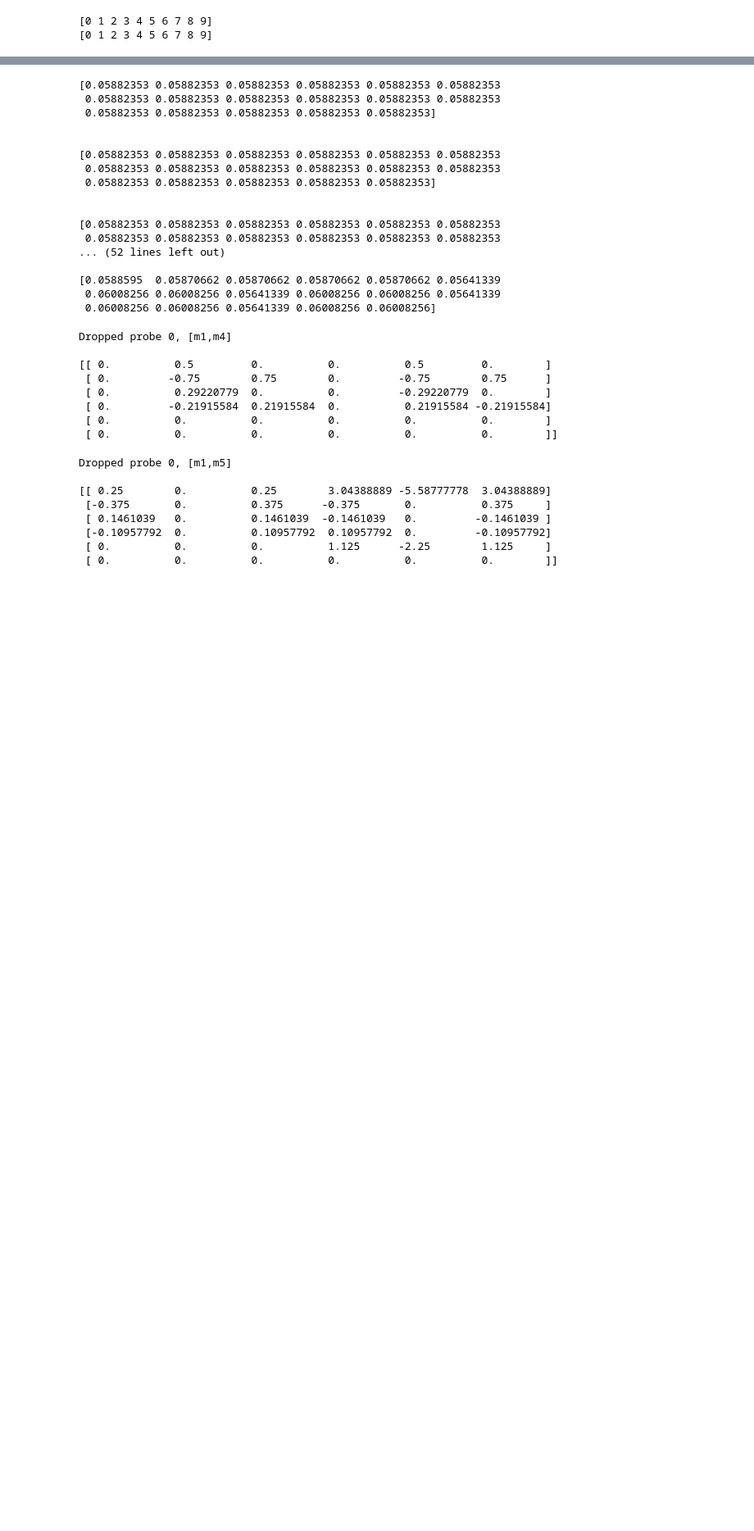
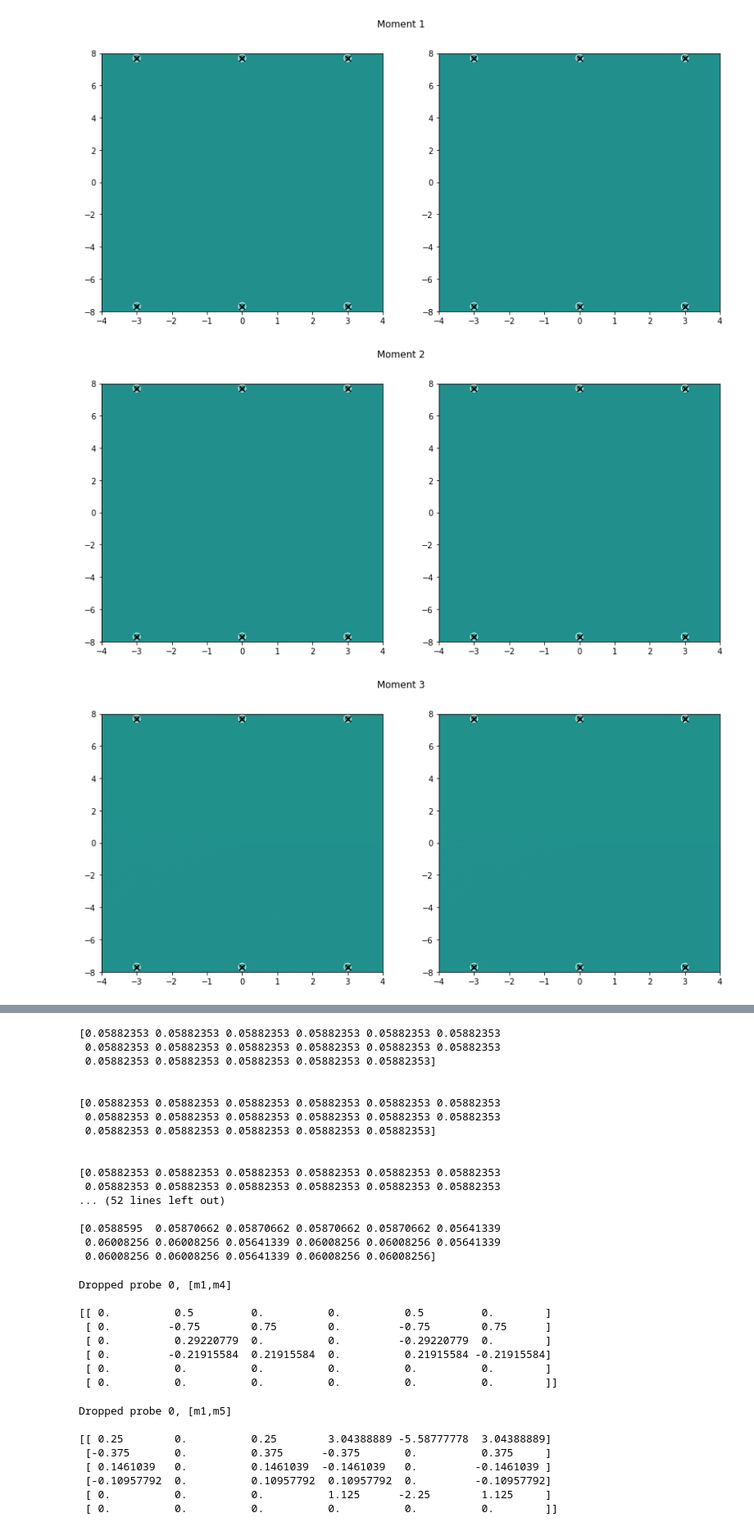
Before and after one commit to aetb/trfp, a Jupyter notebook: trfp/FixedProbeDropsJonathan.ipynb, the cells around one changed output, grey strips where cells are left out. Shown: that part at 82% size. Drawn from its saved outputs; the diff is of its cells as text; code cells hidden in the pictures; blank space fills up the shorter version.

```diff
--- a/trfp/FixedProbeDropsJonathan.ipynb
+++ b/trfp/FixedProbeDropsJonathan.ipynb
@@ -50,7 +6,0 @@ class Geometry:
-# %%
-test = np.arange(10)
-print(test)
-print(test[:10])
-# %% [output]
-[0 1 2 3 4 5 6 7 8 9]
-[0 1 2 3 4 5 6 7 8 9]
@@ -130,3 +167,48 @@ def ProbeDrops(geom, tpMomentCap = 14, fpMomentCap = 5):
         _MULTIPOLE_SKEW = _MULTIPOLE_SKEW[:len(geom.probes)]
 
     return Theta(__multipole, reducedGeometry, badProbes, _MULTIPOLE_ORDER, _MULTIPOLE_SKEW, tpMomentCap, fpMomentCap)
+# %%
+Multipole = [0,1]
+# %%
+# Window from -4 to 4 and -8 to 8
+_MULTIPOLE_ORDER = [0, 1, 1, 2, 2, 3, 3, 4, 4, 5, 5, 6, 7, 7]
+_MULTIPOLE_SKEW = [0, 0, 1, 1, 0, 1, 0, 0, 1, 0, 1, 0, 0, 1]
+
+N = 100
+x = np.linspace(-4,4, N+1)
+M = 200
+y = np.linspace(-8,8, M+1)
+
+def MomentGrid(xpos, ypos, order, multipole=True, cyl = True):
+    Grid = np.zeros((len(xpos), len(ypos)))
+    order = int(order)
+    for i in range(len(Grid)):
+        for j in range(len(Grid[0])):
+            if multipole == True:
+                Grid[i,j] = __multipole(_MULTIPOLE_ORDER[order],\
+                                        _MULTIPOLE_SKEW[order], 1, xpos[i], ypos[j])
+            else:
+                Grid[i,:] = legendre_moment(order, np.zeros(len(ypos)) + xpos[i], ypos, cyl)
+    return Grid
+# %%
+for i in range(5):
+    fig, axs = plt.subplots(1,2)
+    fig.set_figheight(6)
+    fig.set_figwidth(14)
+    levels = np.linspace(-1,1,201)
+    Y,X = np.meshgrid(y,x)
+    for j in range(2):
+        Grid1 = MomentGrid(x,y,i, multipole=Multipole[0])
+        Grid2 = MomentGrid(x,y,i, multipole=Multipole[1])
+
+        Z = (Grid1/max(np.amax(Grid1), -np.amin(Grid1))) - (Grid2/max(np.amax(Grid2), -np.amin(Grid2)))
+        contour_filled = axs[j].contourf(X, Y, Z, levels)
+        #plt.colorbar(contour_filled)
+        axs[j].scatter(trfp.FP6_X, trfp.FP6_Y, s = 80, edgecolors = 'white', facecolors = 'none', alpha = 1)
+        axs[j].scatter(trfp.FP6_X, trfp.FP6_Y, s = 50, marker = 'x', color = 'black')
+    fig.suptitle("Moment " + str(i+1))
+    plt.show()
+# %% [output]
+[figure, added]
+[figure, added]
+[figure, added]
```
Also changed, not shown: parts of 11 cells of this notebook, 2 other files.
